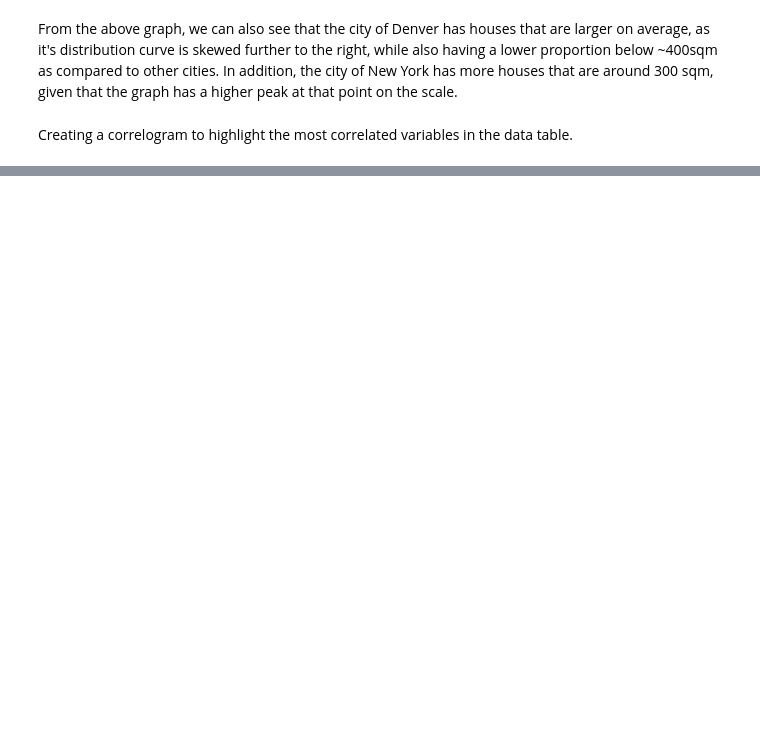
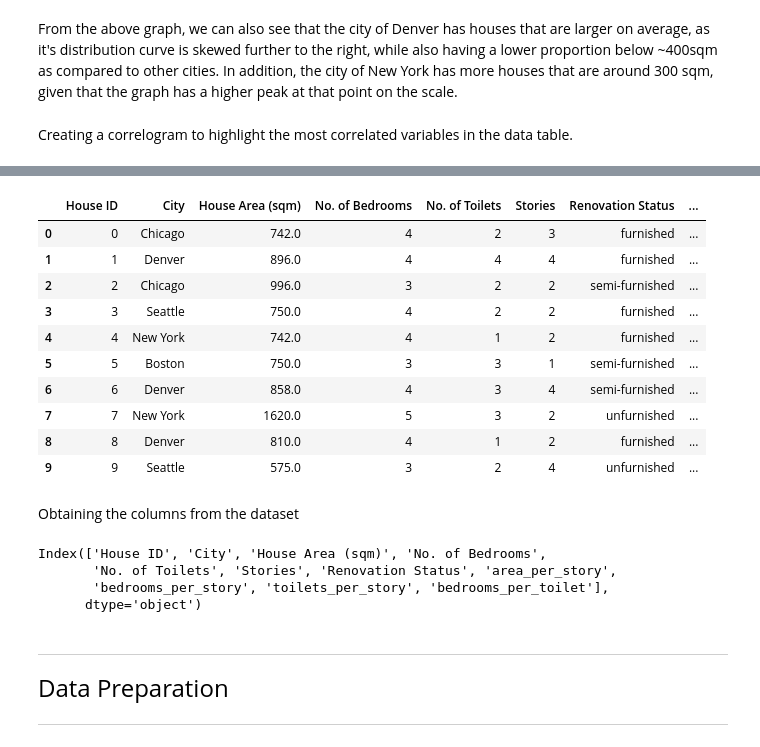
Before and after one commit to derpflections/AIML_CA1_Regression, a Jupyter notebook: index_regression.ipynb, the cells around one changed output, grey strips where cells are left out. Drawn from its saved outputs; the diff is of its cells as text; code cells hidden in the pictures; blank space fills up the shorter version.

```diff
--- a/index_regression.ipynb
+++ b/index_regression.ipynb
@@ -41,4 +54,9 @@ simplefilter(action='ignore', category=FutureWarning)
 Since the data has already been collected, we can move straight onto preparing the data for training by the model.
 # %%
 original_data = pd.read_csv("./housing_dataset.csv")
+analysis_data = pd.DataFrame(original_data.drop(columns = ["Price ($)"]))
+target_data = pd.DataFrame(original_data["Price ($)"])
 eda_data = original_data.copy()
+
+display(analysis_data.head())
+display(target_data.head())
@@ -146,0 +213,43 @@ original_data["price_psm"] = price_Arr
+# %%
+area_per_story = []
+bedrooms_per_story = []
+toilets_per_story = []
+bedrooms_per_toilet = []
+
+for i in analysis_data.itertuples():
+    area_per_story.append(i[3]/i[6])
+    bedrooms_per_story.append(i[4]/i[6])
+    toilets_per_story.append(i[5]/i[6])
+    bedrooms_per_toilet.append(i[4]/i[5])
+
+analysis_data["area_per_story"] = area_per_story
+analysis_data["bedrooms_per_story"] = bedrooms_per_story
+analysis_data["toilets_per_story"] = toilets_per_story
+analysis_data["bedrooms_per_toilet"] = bedrooms_per_toilet
+display(analysis_data.head(10))
+# %% [output]
+|  | House ID | City | House Area (sqm) | No. of Bedrooms | No. of Toilets | Stories | Renovation Status | ... |
+| 0 | 0 | Chicago | 742.0 | 4 | 2 | 3 | furnished | ... |
+| 1 | 1 | Denver | 896.0 | 4 | 4 | 4 | furnished | ... |
+| 2 | 2 | Chicago | 996.0 | 3 | 2 | 2 | semi-furnished | ... |
+| 3 | 3 | Seattle | 750.0 | 4 | 2 | 2 | furnished | ... |
+| 4 | 4 | New York | 742.0 | 4 | 1 | 2 | furnished | ... |
+| 5 | 5 | Boston | 750.0 | 3 | 3 | 1 | semi-furnished | ... |
+| 6 | 6 | Denver | 858.0 | 4 | 3 | 4 | semi-furnished | ... |
+| 7 | 7 | New York | 1620.0 | 5 | 3 | 2 | unfurnished | ... |
+| 8 | 8 | Denver | 810.0 | 4 | 1 | 2 | furnished | ... |
+| 9 | 9 | Seattle | 575.0 | 3 | 2 | 4 | unfurnished | ... |
+# %% [markdown]
+Obtaining the columns from the dataset
+# %%
+list_of_features = analysis_data.columns
+display(list_of_features)
+# %% [output]
+Index(['House ID', 'City', 'House Area (sqm)', 'No. of Bedrooms',
+       'No. of Toilets', 'Stories', 'Renovation Status', 'area_per_story',
+       'bedrooms_per_story', 'toilets_per_story', 'bedrooms_per_toilet'],
+      dtype='object')
+# %% [markdown]
+<hr>
+<font size = 5>Data Preparation</font>
+<hr>
```
Also changed, not shown: parts of 46 cells of this notebook.
